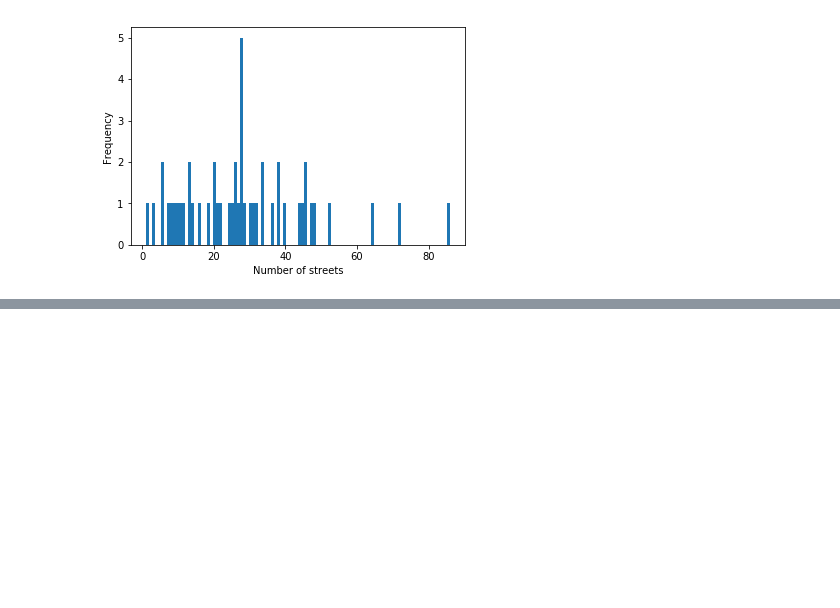
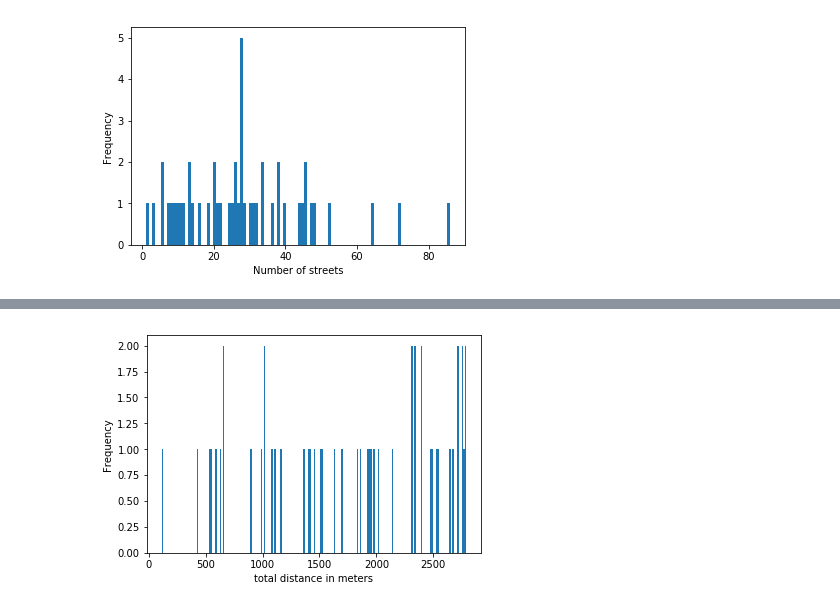
Before and after one commit to anuj-dimri25/Random-Delay-and-Indirections, a Jupyter notebook: statistical_measure_150m_innercity_morning_final_result_20apr.ipynb, the cells around one changed output, grey strips where cells are left out. Saved outputs shown, nothing was run; the diff lists cells and outputs as text; code cells hidden in the pictures; blank space fills up the shorter version.

```diff
--- a/statistical_measure_150m_innercity_morning_final_result_20apr.ipynb
+++ b/statistical_measure_150m_innercity_morning_final_result_20apr.ipynb
@@ -575,0 +678,7 @@ plt.show()
+# %%
+plt.hist(sorted_data,bins=200)
+plt.ylabel("Frequency")
+plt.xlabel("total distance in meters")
+plt.show()
+# %% [output]
+[figure, added]
```
Also changed, not shown: parts of 21 cells of this notebook.
